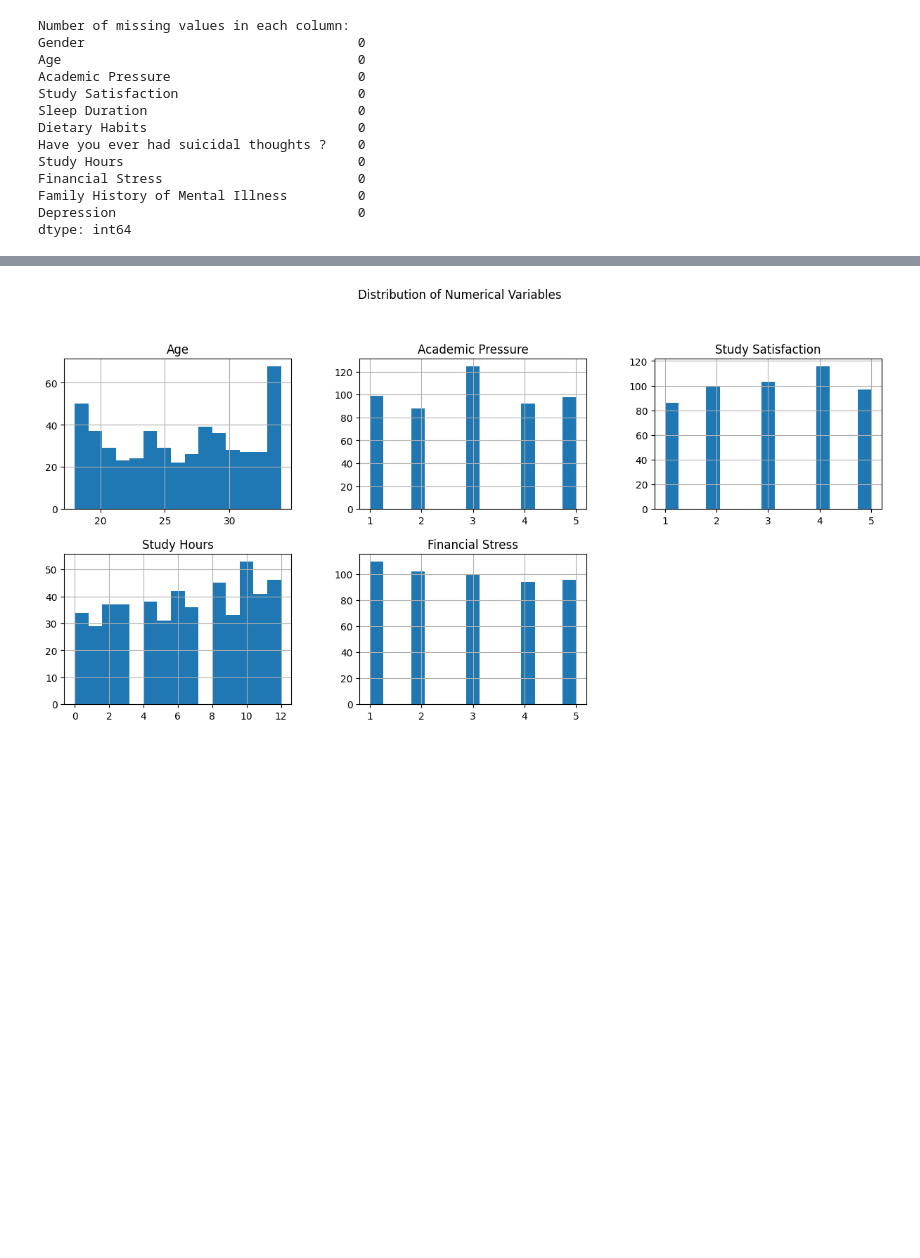
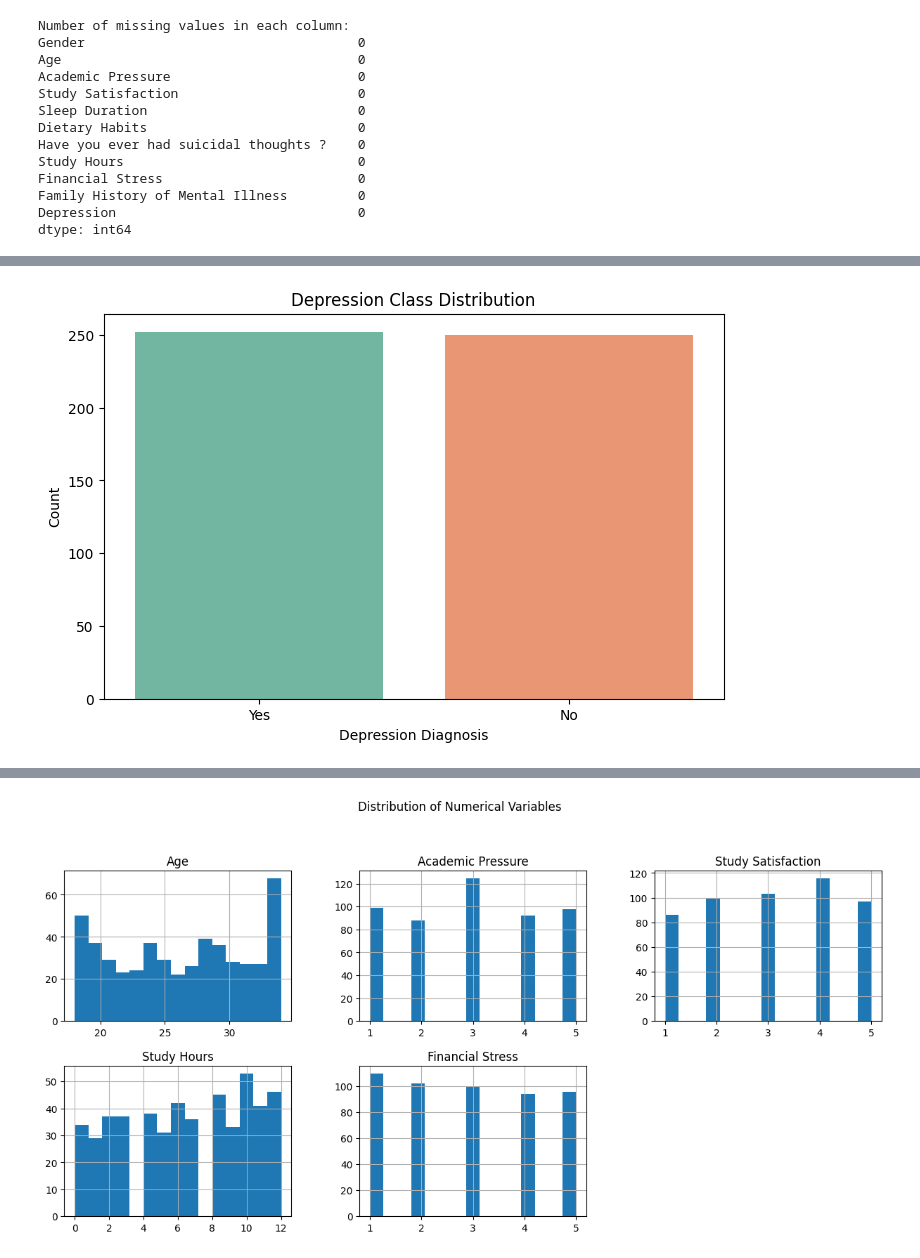
Before and after one commit to norasaleh1/project236, a Jupyter notebook: miningP.ipynb, the cells around one changed output, grey strips where cells are left out. Drawn from its saved outputs; the diff is of its cells as text; code cells hidden in the pictures; blank space fills up the shorter version.

```diff
--- a/miningP.ipynb
+++ b/miningP.ipynb
@@ -221,0 +172,15 @@ dtype: int64
+# %%
+plt.figure(figsize=(8, 5))
+sns.barplot(
+    x=class_counts.index,
+    y=class_counts.values,
+    hue=class_counts.index,  # Added `hue`
+    palette='Set2',
+    legend=False  # Disable legend
+)
+plt.title('Depression Class Distribution')
+plt.xlabel('Depression Diagnosis')
+plt.ylabel('Count')
+plt.show()
+# %% [output]
+[figure, added]
```
Also changed, not shown: parts of 10 cells of this notebook.
